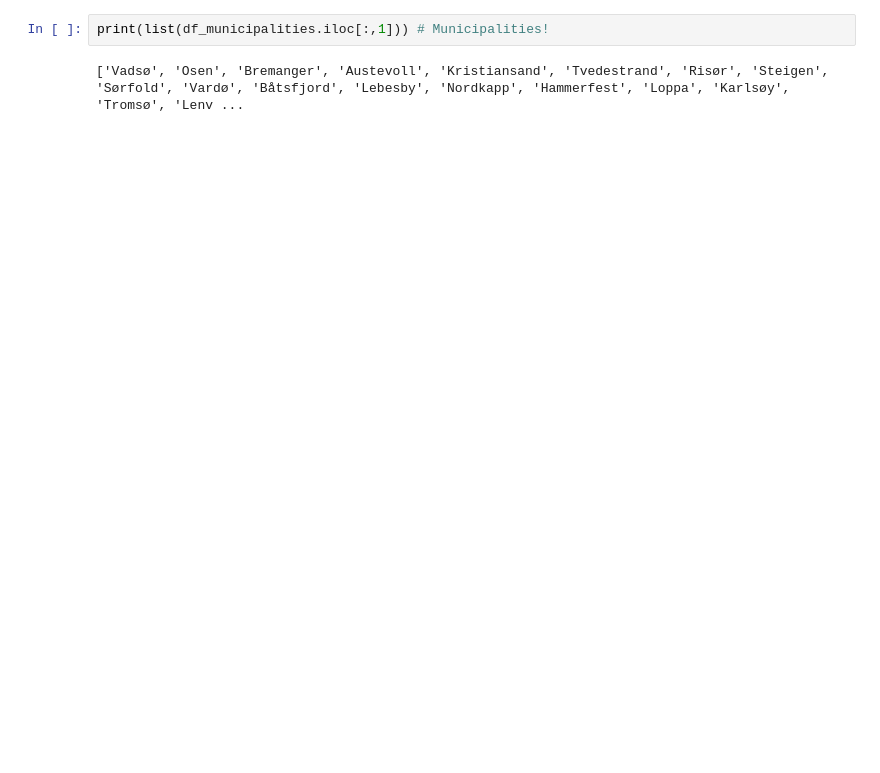
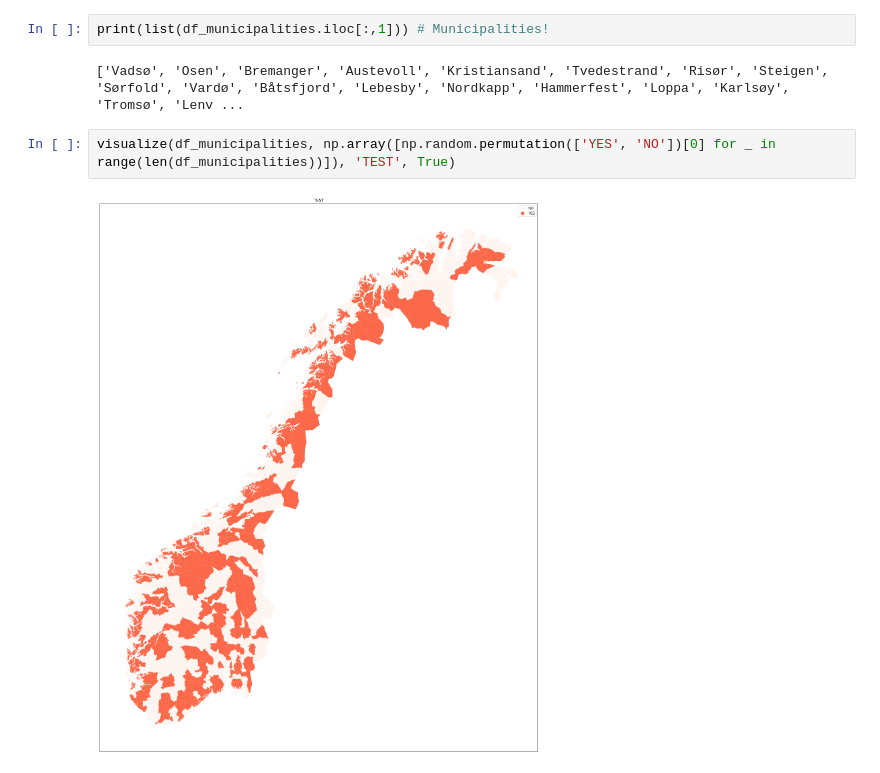
Before and after one commit to BerntA/NorwegianDemographics, a Jupyter notebook: src/geoplot_testing.ipynb, the cells around one changed output. Cells and saved outputs as stored; diff of their text form; blank space fills up the shorter version.

```diff
--- a/src/geoplot_testing.ipynb
+++ b/src/geoplot_testing.ipynb
@@ -42,3 +47,7 @@ visualize(df_municipalities, np.array([i for i in range(len(df_municipalities))]
 print(list(df_municipalities.iloc[:,1])) # Municipalities!
 # %% [output]
 ['Vadsø', 'Osen', 'Bremanger', 'Austevoll', 'Kristiansand', 'Tvedestrand', 'Risør', 'Steigen', 'Sørfold', 'Vardø', 'Båtsfjord', 'Lebesby', 'Nordkapp', 'Hammerfest', 'Loppa', 'Karlsøy', 'Tromsø', 'Lenv ...
+# %%
+visualize(df_municipalities, np.array([np.random.permutation(['YES', 'NO'])[0] for _ in range(len(df_municipalities))]), 'TEST', True)
+# %% [output]
+[figure, added]
```
Also changed, not shown: parts of 2 cells of this notebook.
